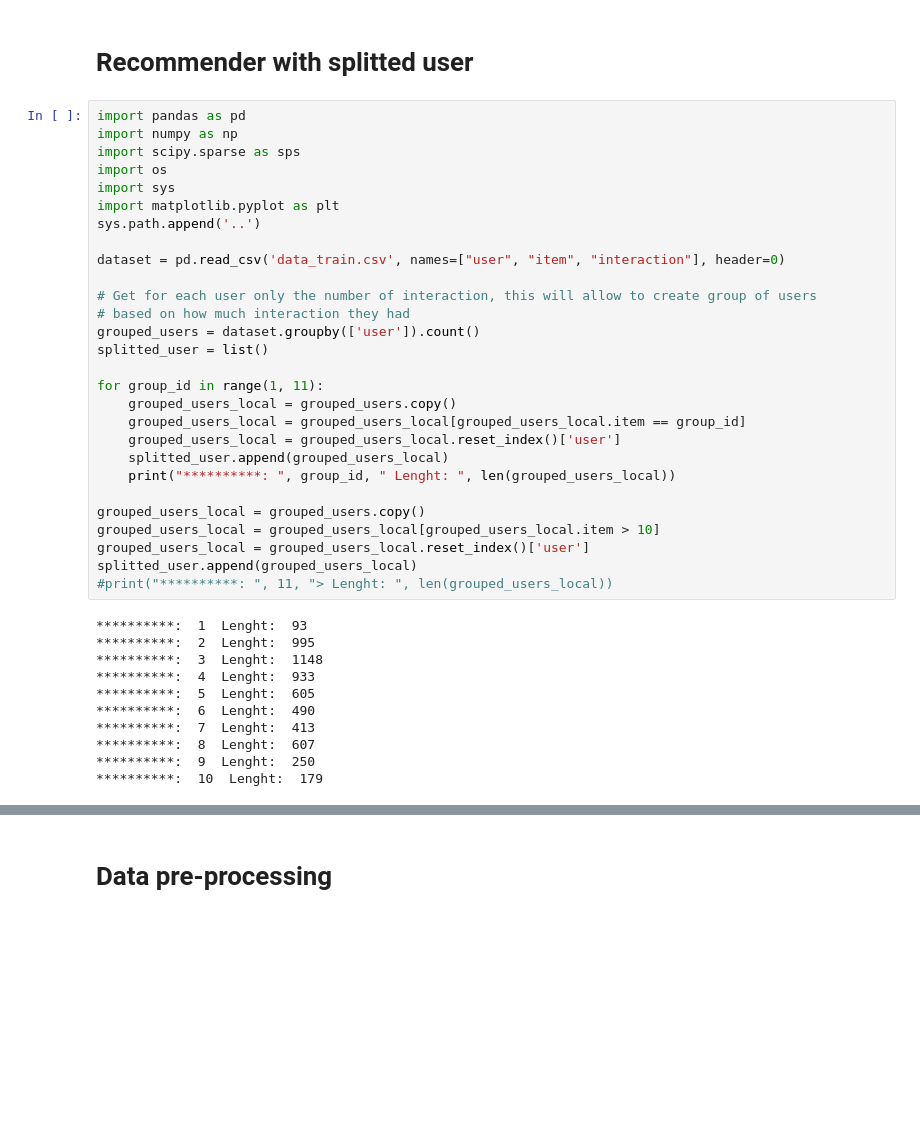
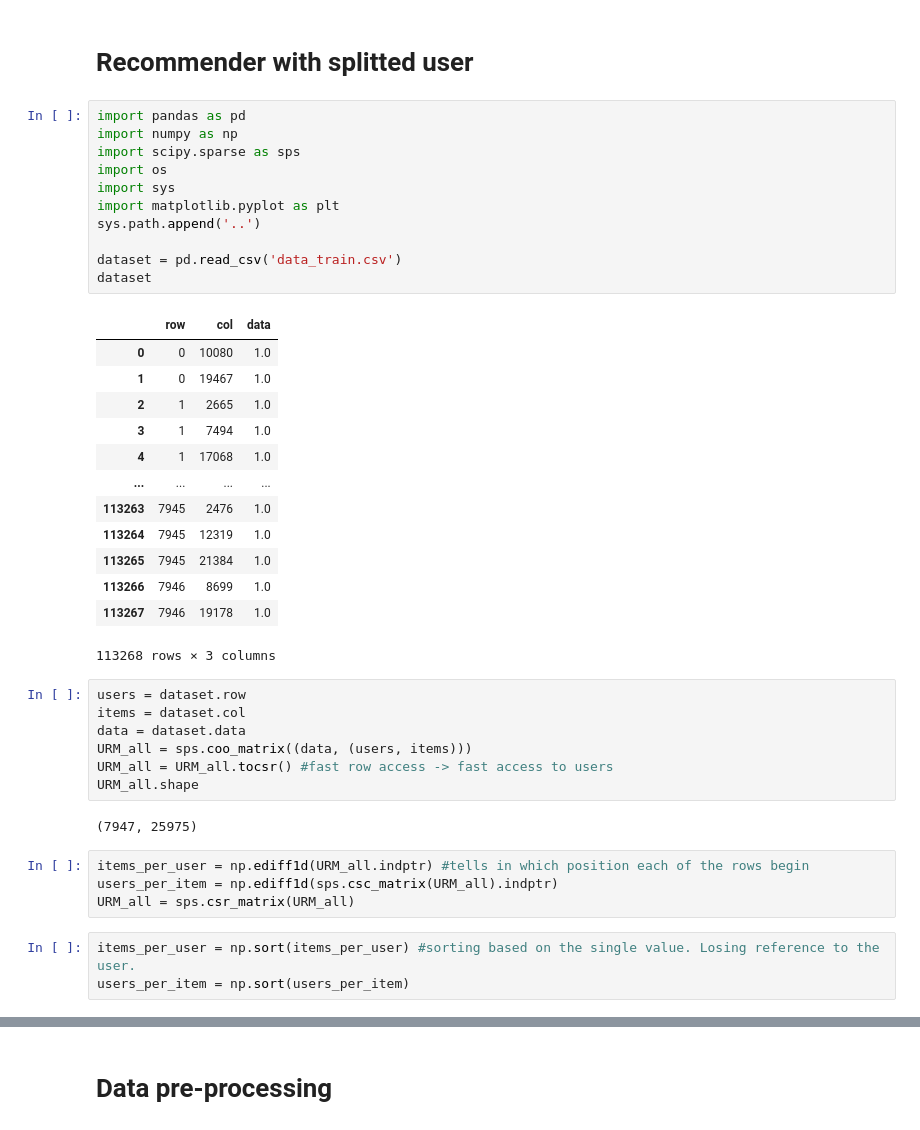
Before and after one commit to mattiasu96/Recommender-Systems-Challenge, a Jupyter notebook: New Challenge Data/RecommenderWithSplitUser.ipynb, the cells around one changed output, grey strips where cells are left out. Saved outputs shown, nothing was run; the diff lists cells and outputs as text; blank space fills up the shorter version.

```diff
--- a/New Challenge Data/RecommenderWithSplitUser.ipynb
+++ b/New Challenge Data/RecommenderWithSplitUser.ipynb
@@ -1,41 +1,43 @@
 # %% [markdown]
 # Recommender with splitted user
-# %%
-import pandas as pd
-import numpy as np
-import scipy.sparse as sps
-import os
-import sys
-import matplotlib.pyplot as plt
-sys.path.append('..')
-
-dataset = pd.read_csv('data_train.csv', names=["user", "item", "interaction"], header=0)
-
-# Get for each user only the number of interaction, this will allow to create group of users
-# based on how much interaction they had
-grouped_users = dataset.groupby(['user']).count()
-splitted_user = list()
-
-for group_id in range(1, 11):
-    grouped_users_local = grouped_users.copy()
-    grouped_users_local = grouped_users_local[grouped_users_local.item == group_id]
-    grouped_users_local = grouped_users_local.reset_index()['user']
-    splitted_user.append(grouped_users_local)
-    print("**********: ", group_id, " Lenght: ", len(grouped_users_local))
-
-grouped_users_local = grouped_users.copy()
-grouped_users_local = grouped_users_local[grouped_users_local.item > 10]
-grouped_users_local = grouped_users_local.reset_index()['user']
-splitted_user.append(grouped_users_local)
-#print("**********: ", 11, "> Lenght: ", len(grouped_users_local))
-# %% [output]
-**********:  1  Lenght:  93
-**********:  2  Lenght:  995
-**********:  3  Lenght:  1148
-**********:  4  Lenght:  933
-**********:  5  Lenght:  605
-**********:  6  Lenght:  490
-**********:  7  Lenght:  413
-**********:  8  Lenght:  607
-**********:  9  Lenght:  250
-**********:  10  Lenght:  179
+# %%
+import pandas as pd
+import numpy as np
+import scipy.sparse as sps
+import os
+import sys
+import matplotlib.pyplot as plt
+sys.path.append('..')
+
+dataset = pd.read_csv('data_train.csv')
+dataset
+# %% [output]
+|  | row | col | data |
+| 0 | 0 | 10080 | 1.0 |
+| 1 | 0 | 19467 | 1.0 |
+| 2 | 1 | 2665 | 1.0 |
+| 3 | 1 | 7494 | 1.0 |
+| 4 | 1 | 17068 | 1.0 |
+| ... | ... | ... | ... |
+| 113263 | 7945 | 2476 | 1.0 |
+| 113264 | 7945 | 12319 | 1.0 |
+| 113265 | 7945 | 21384 | 1.0 |
+| 113266 | 7946 | 8699 | 1.0 |
+| 113267 | 7946 | 19178 | 1.0 |
+113268 rows × 3 columns
+# %%
+users = dataset.row
+items = dataset.col
+data = dataset.data
+URM_all = sps.coo_matrix((data, (users, items)))
+URM_all = URM_all.tocsr() #fast row access -> fast access to users
+URM_all.shape
+# %% [output]
+(7947, 25975)
+# %%
+items_per_user = np.ediff1d(URM_all.indptr) #tells in which position each of the rows begin
+users_per_item = np.ediff1d(sps.csc_matrix(URM_all).indptr)
+URM_all = sps.csr_matrix(URM_all)
+# %%
+items_per_user = np.sort(items_per_user) #sorting based on the single value. Losing reference to the user.
+users_per_item = np.sort(users_per_item)
```
Also changed, not shown: parts of 17 cells of this notebook, 2 other files.
